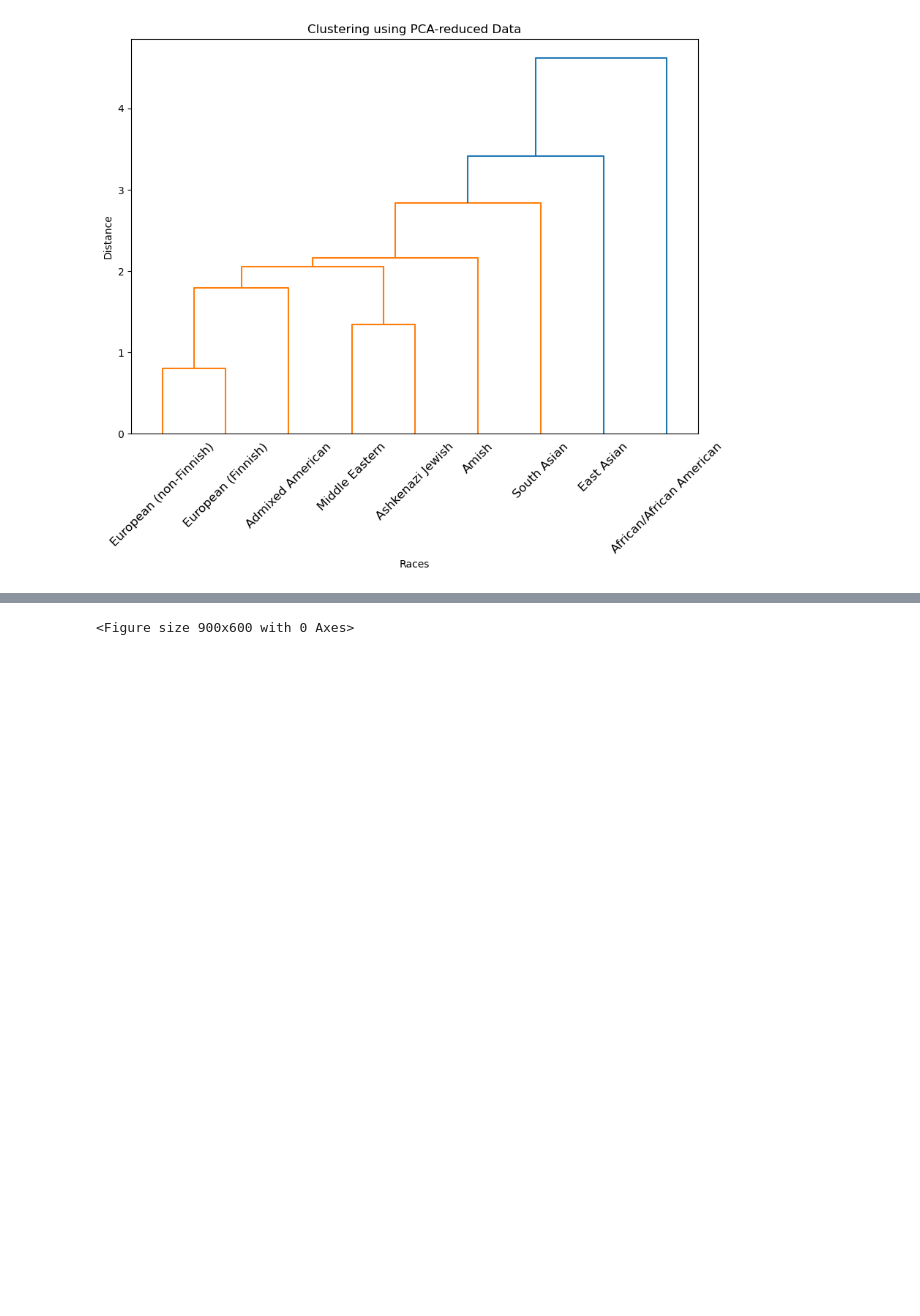
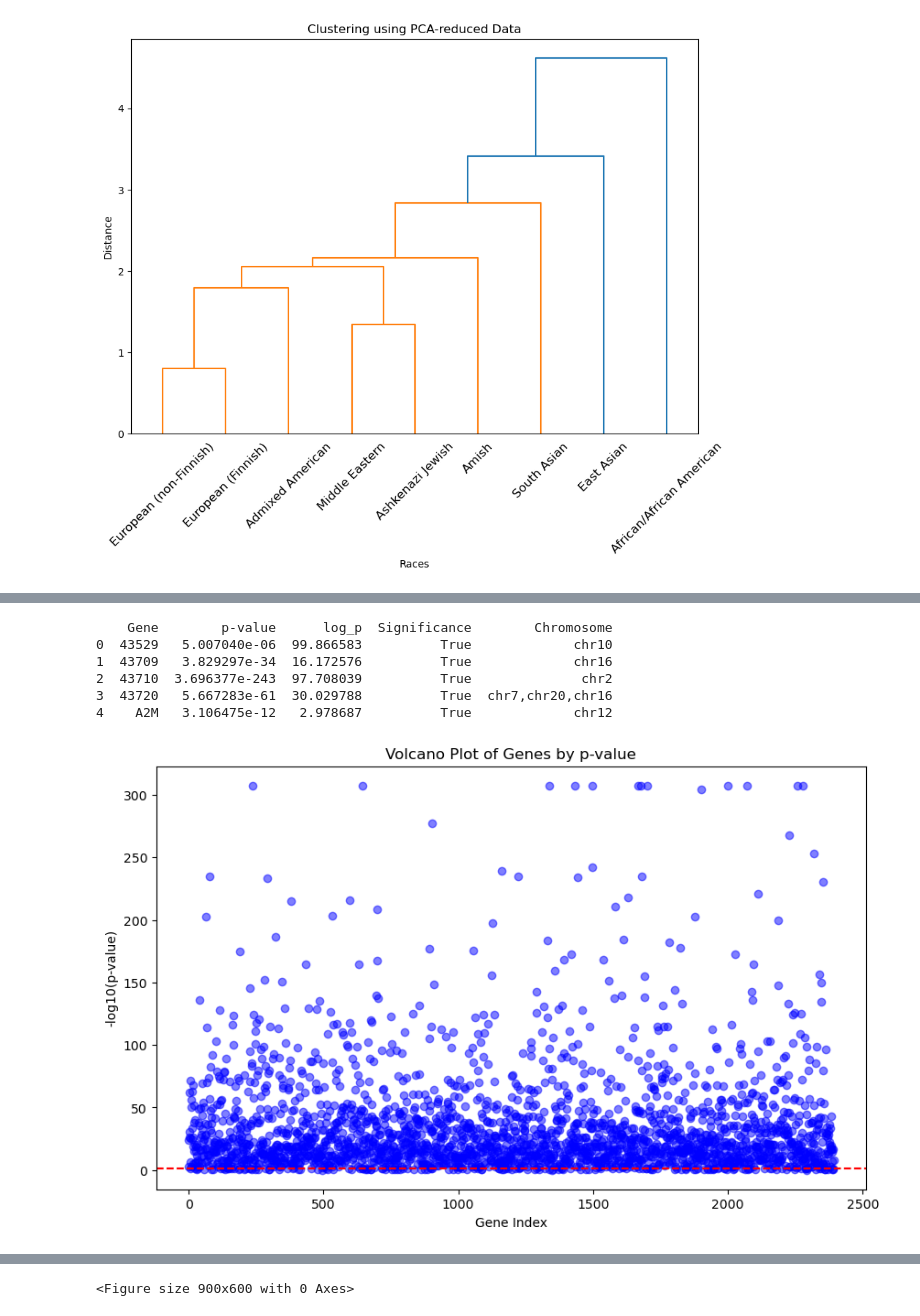
Before and after one commit to yuxinsun-wpi/gnomRegulatory, a Jupyter notebook: gnomad+gtex-splicing_region_variants.ipynb, the cells around one changed output, grey strips where cells are left out. Cells and saved outputs as stored; diff of their text form; code cells hidden in the pictures; blank space fills up the shorter version.

```diff
--- a/gnomad+gtex-splicing_region_variants.ipynb
+++ b/gnomad+gtex-splicing_region_variants.ipynb
@@ -353,0 +410,23 @@ plt.show()
+# %%
+# Merge the Chromosome information into p_values_df
+p_values_df_with_chromosome = pd.merge(p_values_df, merged_df[['genename', 'Chromosome']], left_on="Gene", right_on='genename', how='inner')
+
+# Drop the redundant 'genename' column
+p_values_df_with_chromosome = p_values_df_with_chromosome.drop(columns=['genename'])
+
+p_values_df_with_chromosome = p_values_df_with_chromosome.groupby('Gene').agg({
+    'p-value': 'first',
+    'log_p': 'first',
+    'Significance': 'first',
+    'Chromosome': lambda x: ','.join(x.unique())
+}).reset_index()
+
+# Display the merged dataframe
+print(p_values_df_with_chromosome.head())  # You can replace this with any appropriate display method
+# %% [output]
+    Gene        p-value      log_p  Significance        Chromosome
+0  43529   5.007040e-06  99.866583          True             chr10
+1  43709   3.829297e-34  16.172576          True             chr16
+2  43710  3.696377e-243  97.708039          True              chr2
+3  43720   5.667283e-61  30.029788          True  chr7,chr20,chr16
+4    A2M   3.106475e-12   2.978687          True             chr12
@@ -353,0 +436,24 @@ plt.show()
+# %%
+import matplotlib.pyplot as plt
+import numpy as np
+
+# Convert p-values to -log10(p-value)
+p_values_df['log_p'] = -np.log10(p_values_df['p-value'])
+
+# Set a threshold for the maximum -log10(p-value) to replace 'inf'
+max_value = p_values_df['log_p'].replace(np.inf, np.nan).max()  # Find the largest non-infinite value
+
+# Replace 'inf' values with this threshold
+p_values_df['log_p'] = p_values_df['log_p'].replace(np.inf, max_value)
+
+
+# Create a basic volcano plot (no effect size in this case, just plotting genes vs p-values)
+plt.figure(figsize=(10, 6))
+plt.scatter(range(len(p_values_df)), p_values_df['log_p'], color='blue', alpha=0.5)
+plt.axhline(y=-np.log10(0.05), color='red', linestyle='--')  # Significance threshold at p-value 0.05
+plt.title('Volcano Plot of Genes by p-value')
+plt.xlabel('Gene Index')
+plt.ylabel('-log10(p-value)')
+plt.show()
+# %% [output]
+[figure, added]
```
Also changed, not shown: parts of 6 cells of this notebook.
